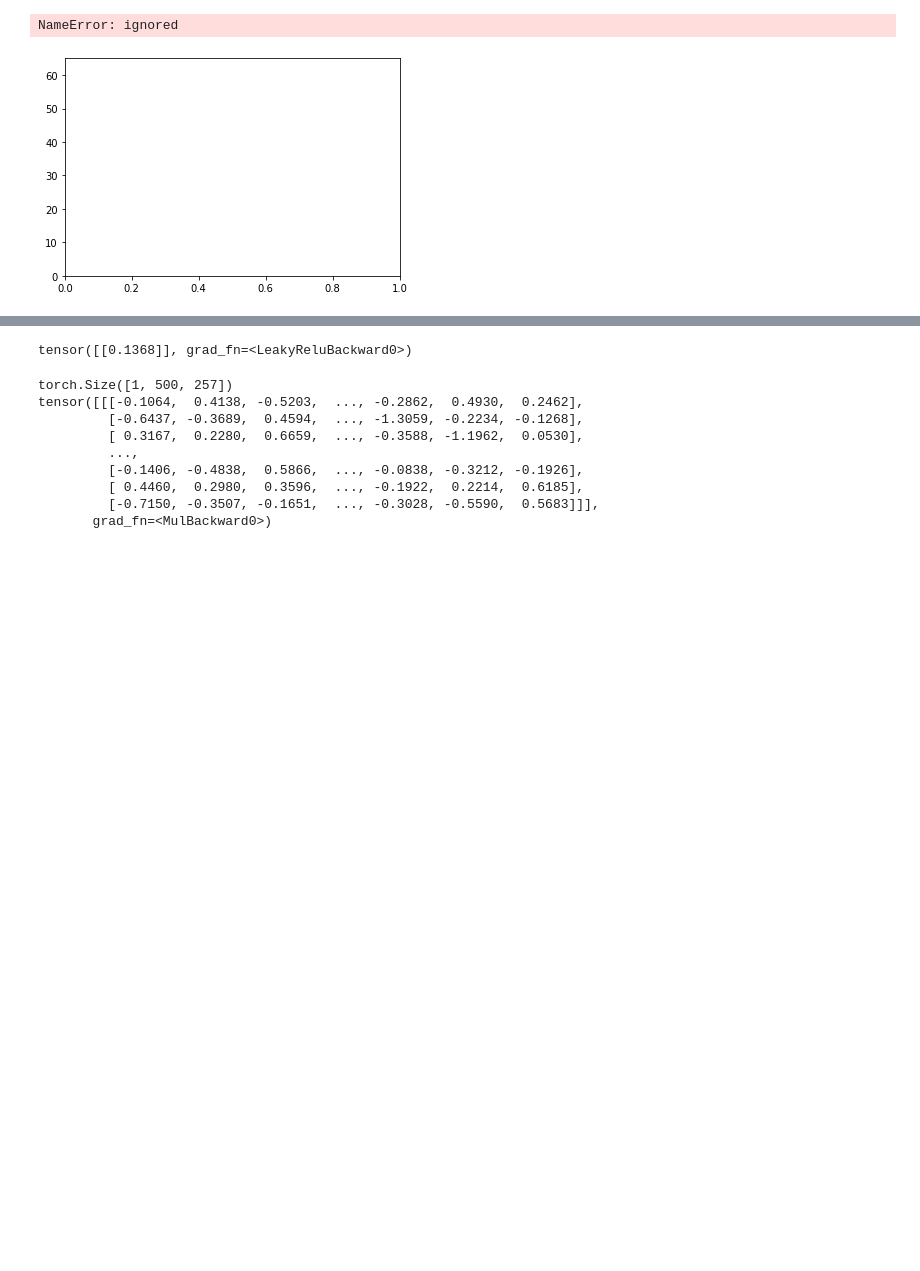
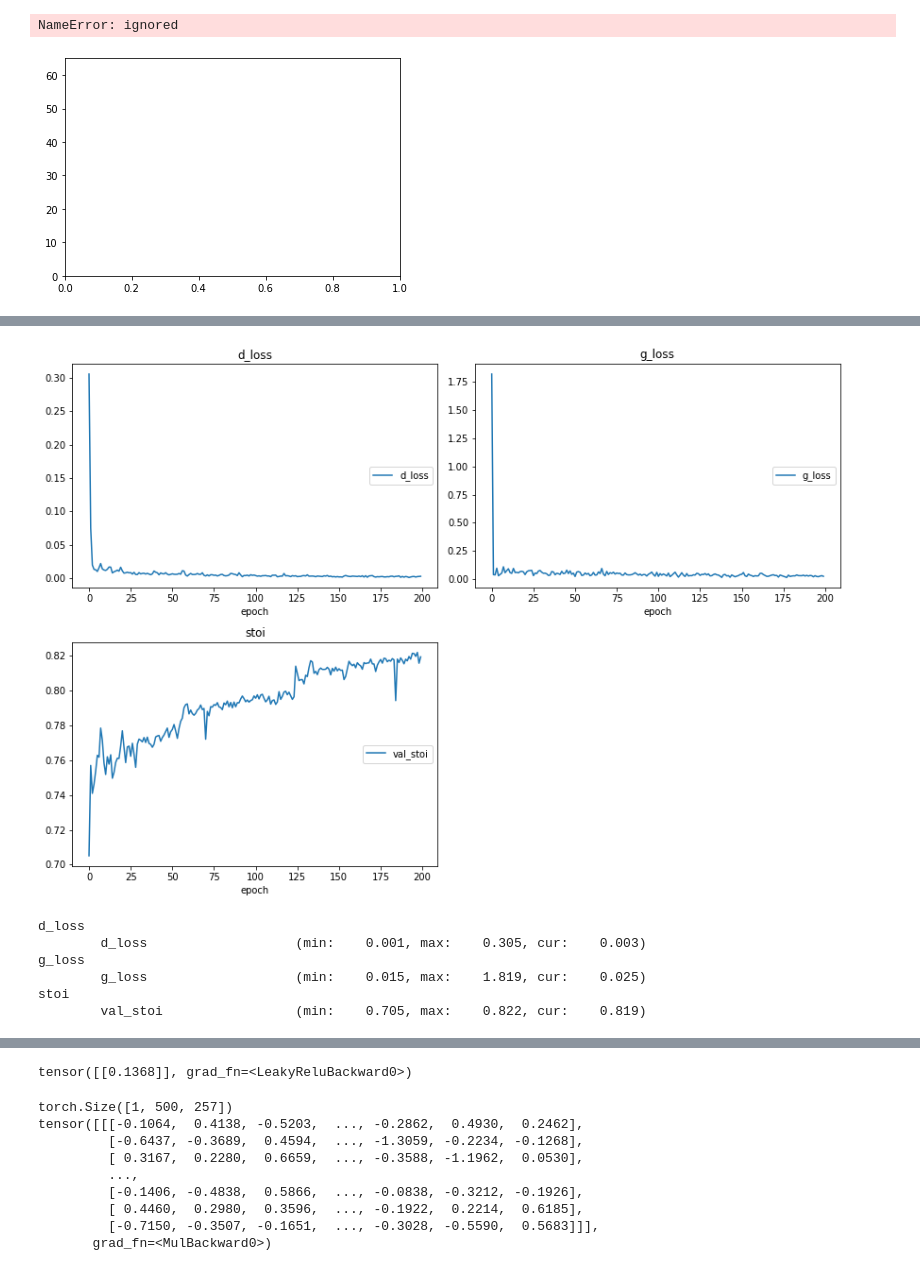
Before and after one commit to AverageName/Vk_MetricGan, a Jupyter notebook: Vk.ipynb, the cells around one changed output, grey strips where cells are left out. Drawn from its saved outputs; the diff is of its cells as text; code cells hidden in the pictures; blank space fills up the shorter version.

```diff
--- a/Vk.ipynb
+++ b/Vk.ipynb
@@ -245,10 +305,17 @@ class ConvDiscriminator(nn.Module):
 # %%
 from pesq import pesq
 from pystoi import stoi
+from torch_stoi import NegSTOILoss
 
 def Q(mode, clean, denoised, sr):
     if mode == "pesq":
         #Figure out wb and nb what is it
         return pesq(sr, clean, denoised, 'wb')
     elif mode == "stoi":
-        return stoi(clean, denoised, sr, extended=False)
+        #criterion = NegSTOILoss(sample_rate=sr)
+        #print(criterion(torch.from_numpy(denoised).unsqueeze(0), torch.from_numpy(clean).unsqueeze(0)))
+        #return stoi(clean, denoised, sr, extended=False)
+        #return -torch.sum(criterion(torch.from_numpy(denoised).unsqueeze(0), torch.from_numpy(clean).unsqueeze(0)))
+        #clean = librosa.resample(clean, sr, 10000)
+        #denoised = librosa.resample(denoised, sr, 10000)
+        return stoi(clean, denoised, 16000, extended=False)
@@ -294,11 +392,4 @@ class MetricGan(nn.Module):
 # %%
 #train_dataset = Timit('/content/drive/My Drive/data/lisa/data/timit/raw/TIMIT/TRAIN/', '/content/drive/My Drive/noisy_wavs/')
-train_dataloader = DataLoader(train_dataset, batch_size=1)
+train_dataloader = DataLoader(train_dataset, batch_size=1, shuffle=True, num_workers=2)
+val_dataloader = DataLoader(val_dataset, batch_size=1, num_workers=2)
-# %%
-model = MetricGan(257, 200, 2, 300, "pesq")
-for idx, batch in enumerate(train_dataloader):
-    print(batch["noisy"].shape)
-    model(batch["noisy"])
-    model.backward_G(batch)
-    model.backward_D(batch)
-    break
@@ -308,0 +445,58 @@ torch.Size([1, 136, 257])
+# %%
+from livelossplot import PlotLosses
+
+model = MetricGan(257, 200, 2, 300, "stoi", device=torch.device("cuda:0"))
+#model.load_state_dict(torch.load('/content/drive/My Drive/best_gan_checkp.pt'))
+optimizer_g = torch.optim.Adam(model.G.parameters(), betas=[0.5, 0.999], lr=0.0001)
+optimizer_d = torch.optim.Adam(model.D.parameters(), lr=0.0001)
+epochs = 200
+liveloss = PlotLosses()
+val_best = 0.0
+for epoch in range(epochs):
+    logs = {}
+    running_loss_g = 0.0
+    running_loss_d = 0.0
+
+    for idx, batch in enumerate(train_dataloader):
+        if idx < 100:
+            optimizer_g.zero_grad()
+            loss_g = model.backward_G(batch)
+            running_loss_g += loss_g
+            optimizer_g.step()
+
+        # noisy = batch["noisy"].to(model.device)
+        # clean = batch["clean"].to(model.device)
+
+        # denoised = model.forward(noisy)
+        # logits = model.D(torch.stack([denoised, clean], dim=1))
+        # print(logits)
+        # print("Gen loss: ", loss_g)
+
+        elif idx >= 100 and idx < 200:
+            optimizer_d.zero_grad()
+            loss_d = model.backward_D(batch)
+            running_loss_d += loss_d
+            #print("Discr loss: ", loss_d)
+            optimizer_d.step()
+        else:
+            break
+
+
+        if idx % 50 == 49:
+            print(idx + 1)
+
+    logs["g_loss"] = running_loss_g / 100
+    logs["d_loss"] = running_loss_d / 100
+    print("G loss: ", logs["g_loss"])
+    print("D loss: ", logs["d_loss"])
+    logs, val_best = validation_metrics(model, val_dataloader, logs, val_best)
+    liveloss.update(logs)
+    liveloss.send()
+# %% [output]
+[figure, added]
+d_loss
+        d_loss                   (min:    0.001, max:    0.305, cur:    0.003)
+g_loss
+        g_loss                   (min:    0.015, max:    1.819, cur:    0.025)
+stoi
+        val_stoi                 (min:    0.705, max:    0.822, cur:    0.819)
```
Also changed, not shown: parts of 28 cells of this notebook, 3 other files.
